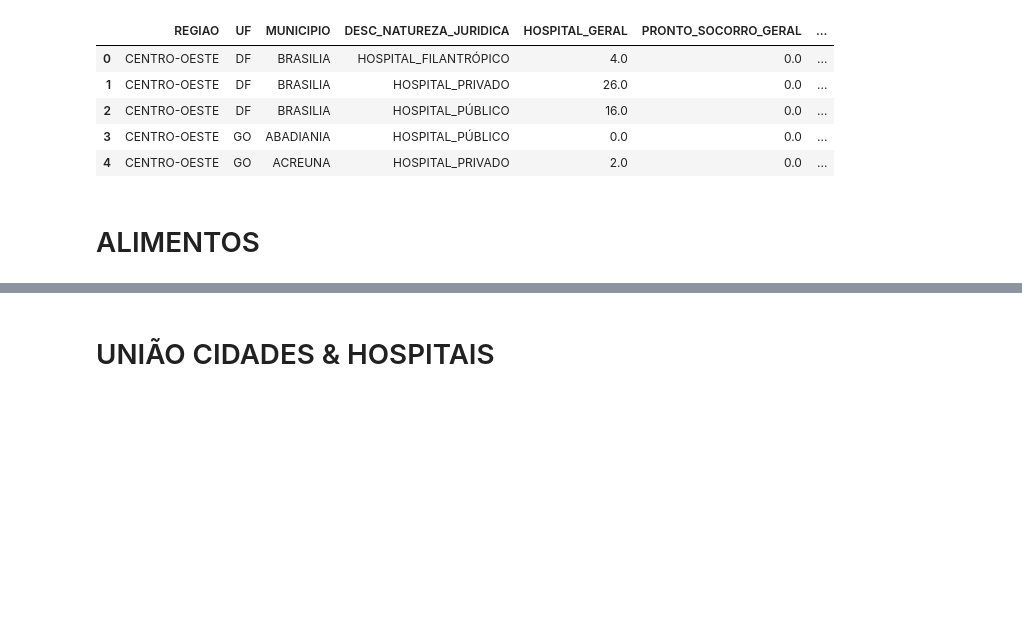
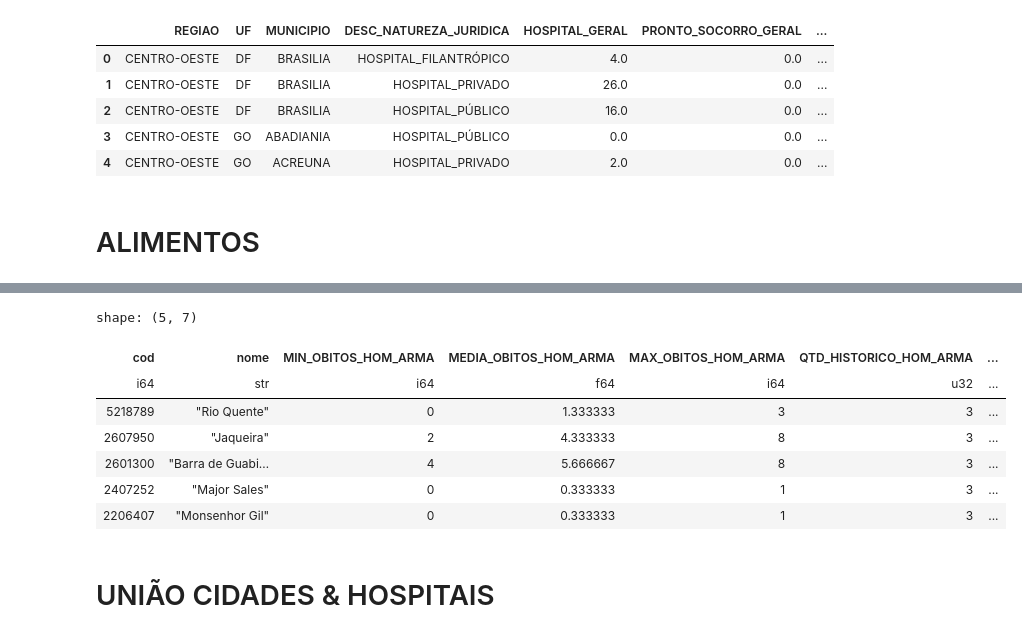
Before and after one commit to guilourenzo/analise_municipios, a Jupyter notebook: finding_home.ipynb, the cells around one changed output, grey strips where cells are left out. Cells and saved outputs as stored; diff of their text form; code cells hidden in the pictures; blank space fills up the shorter version.

```diff
--- a/finding_home.ipynb
+++ b/finding_home.ipynb
@@ -126,3 +163,28 @@ Index(['UF', 'ARROZ BENEFICIADO VERMELHO (kg)_PRECO',
+# %%
+hom_arma = pl.read_csv(os.path.join(AUXILIAR_PATH, 'homicidios-por-armas-de-fogo.csv'), separator=';') \
+                  .filter(pl.col('período') > 2018) \
+                  .unique() \
+                  .group_by(['cod', 'nome']).agg( \
+                                pl.col('valor').min().alias('MIN_OBITOS_HOM_ARMA') \
+                              , pl.col('valor').mean().alias('MEDIA_OBITOS_HOM_ARMA') \
+                              , pl.col('valor').max().alias('MAX_OBITOS_HOM_ARMA') \
+                              , pl.col('período').n_unique().alias('QTD_HISTORICO_HOM_ARMA') \
+                              , pl.when(pl.col('valor') == pl.col('valor').max()) \
+                                                .then(pl.col('período')) \
+                                                .otherwise(pl.lit(0)).alias('ANO_MAIOR_HOM_ARMA')) \
+                            .filter(pl.col('QTD_HISTORICO_HOM_ARMA') > 2) \
+                            .with_columns(pl.col('ANO_MAIOR_HOM_ARMA').cast(pl.Array(inner=pl.Int64, width=3)).arr.max().alias('ANO_MAIOR_HOM_ARMA'))
+# %%
+hom_arma.head()
+# %% [output]
+shape: (5, 7)
+| cod | nome | MIN_OBITOS_HOM_ARMA | MEDIA_OBITOS_HOM_ARMA | MAX_OBITOS_HOM_ARMA | QTD_HISTORICO_HOM_ARMA | ... |
+| i64 | str | i64 | f64 | i64 | u32 | ... |
+| 5218789 | "Rio Quente" | 0 | 1.333333 | 3 | 3 | ... |
+| 2607950 | "Jaqueira" | 2 | 4.333333 | 8 | 3 | ... |
+| 2601300 | "Barra de Guabi… | 4 | 5.666667 | 8 | 3 | ... |
+| 2407252 | "Major Sales" | 0 | 0.333333 | 1 | 3 | ... |
+| 2206407 | "Monsenhor Gil" | 0 | 0.333333 | 1 | 3 | ... |
 # %% [markdown]
 # UNIÃO CIDADES & HOSPITAIS
 # %%
```
Also changed, not shown: parts of 21 cells of this notebook, 3 other files.
